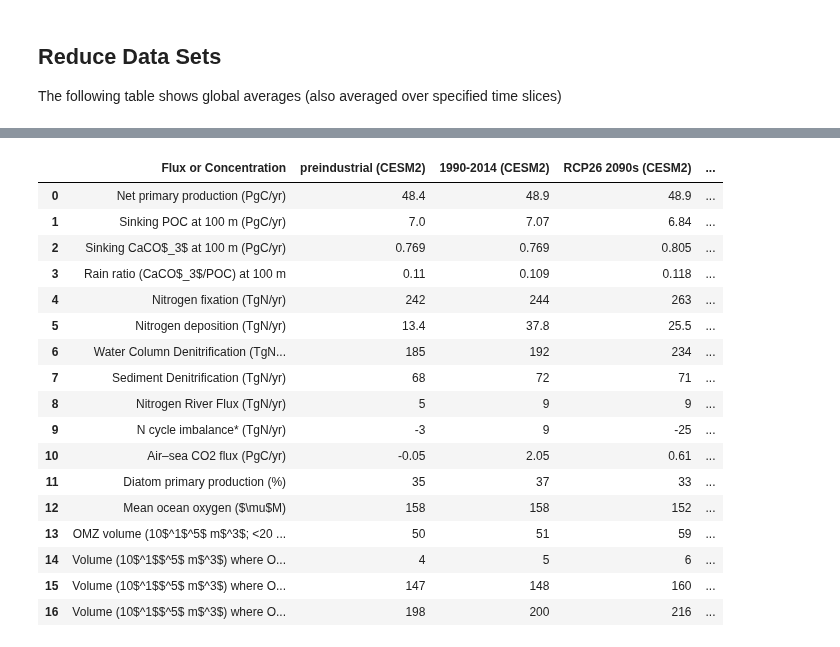
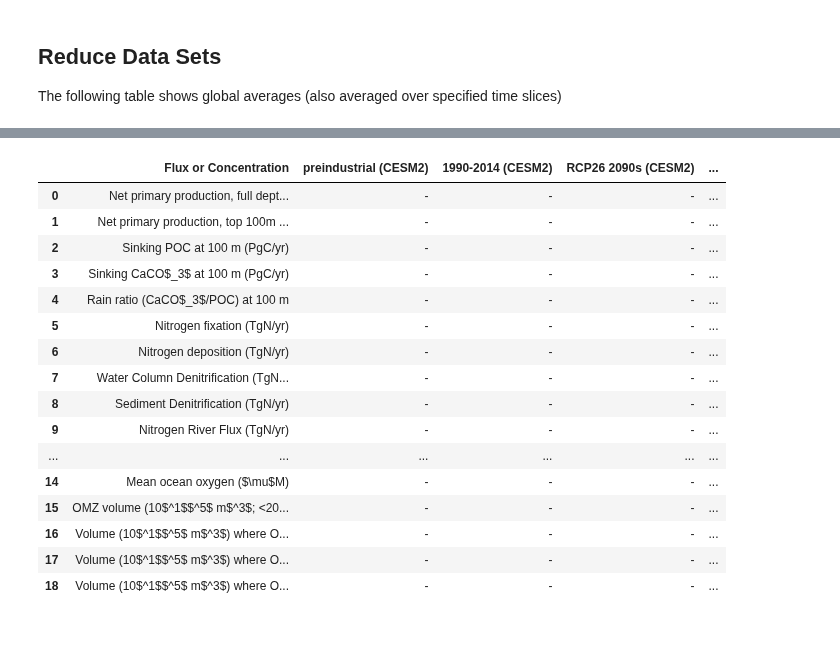
Before and after one commit to marbl-ecosys/cesm2-marbl, a Jupyter notebook: notebooks/Global Flux Table.ipynb, the cells around one changed output, grey strips where cells are left out. Cells and saved outputs as stored; diff of their text form; code cells hidden in the pictures.

Commit message:
Add ability to compute 100m integrals
tested with CESM1, can now recreate Keith L's values for NPP

Note that the current commit is missing CESM2 table.

```diff
--- a/notebooks/Global Flux Table.ipynb
+++ b/notebooks/Global Flux Table.ipynb
@@ -538,8 +554,10 @@ def get_time_and_ensemble_mean(variable, ann_avg, exp, new_units, final_units):
 POC_key = f'Sinking POC at 100 m ({PgC_per_year})'
 CaCO3_key = f'Sinking CaCO$_3$ at 100 m ({PgC_per_year})'
 rain_key = f'Rain ratio (CaCO$_3$/POC) at 100 m'
-NPP_key = f'Net primary production ({PgC_per_year})'
-NPP_diat_key = f'Diatom primary production (%)'
+NPP_key = f'Net primary production, full depth ({PgC_per_year})'
+NPP_diat_key = f'Diatom primary production, full depth (%)'
+NPP_100m_key = f'Net primary production, top 100m ({PgC_per_year})'
+NPP_diat_100m_key = f'Diatom primary production, top 100m (%)'
 Nfix_key = f'Nitrogen fixation ({TgN_per_year})'
 Ndep_key = f'Nitrogen deposition ({TgN_per_year})'
 denitrif_key = f'Water Column Denitrification ({TgN_per_year})'
@@ -548,7 +566,7 @@ rivflux_key = f'Nitrogen River Flux ({TgN_per_year})'
 Ncycle_key = f'N cycle imbalance* ({TgN_per_year})'
 CO2_key = f'Air–sea CO2 flux ({PgC_per_year})'
 O2_key = f'Mean ocean oxygen ($\mu$M)'
-OMZ_key = f'OMZ volume (10$^1$^5$ m$^3$; <20 $\mu$M)'
+OMZ_key = f'OMZ volume (10$^1$$^5$ m$^3$; <20 $\mu$M)'
 O2_vol_keys = dict()
 for thres in [5, 60, 80]:
     O2_vol_keys[thres] = f'Volume (10$^1$$^5$ m$^3$) where O$_2$ <{thres} $\mu$M)'
@@ -560,6 +578,8 @@ rounding[CaCO3_key] = 3
 rounding[rain_key] = 3
 rounding[NPP_key] = 1
 rounding[NPP_diat_key] = 0
+rounding[NPP_100m_key] = 1
+rounding[NPP_diat_100m_key] = 0
 rounding[Nfix_key] = 0
 rounding[Ndep_key] = 1
 rounding[denitrif_key] = 0
@@ -573,8 +593,6 @@ for _,O2_vol_key in O2_vol_keys.items():
     rounding[O2_vol_key] = 0
 # %%
 %%time
-
-assert experiments == list(ann_avg[vars[0]].keys()),'ann_avg not available for all experiments'
 
 diagnostic_values = dict()
 for exp in experiments:
@@ -593,13 +611,23 @@ for exp in experiments:
     except:
         print(f'   * Can not compute rain rate for {exp}')
 
-    print(f'Computing net primary production for {exp}')
+    print(f'Computing full depth net primary production for {exp}')
     diagnostic_values[exp][NPP_key] = get_time_and_ensemble_mean('photoC_TOT_zint', ann_avg, exp, new_units, final_units)
 
-    print(f'Computing primary production from diatoms for {exp}')
+    print(f'Computing full depth primary production from diatoms for {exp}')
     try:
         diagnostic_values[exp][NPP_diat_key] = 100*(get_time_and_ensemble_mean('photoC_diat_zint', ann_avg, exp, new_units, final_units) /
                                                     diagnostic_values[exp][NPP_key])
+    except:
+        print(f'   * Can not compute primary production from diatoms for {exp}')
+
+    print(f'Computing top 100m net primary production for {exp}')
+    diagnostic_values[exp][NPP_100m_key] = get_time_and_ensemble_mean('photoC_TOT_zint_100m', ann_avg, exp, new_units, final_units)
+
+    print(f'Computing top 100m primary production from diatoms for {exp}')
+    try:
+        diagnostic_values[exp][NPP_diat_100m_key] = 100*(get_time_and_ensemble_mean('photoC_diat_zint_100m', ann_avg, exp, new_units, final_units) /
+                                                    diagnostic_values[exp][NPP_100m_key])
     except:
         print(f'   * Can not compute primary production from diatoms for {exp}')
 
@@ -724,10 +764,9 @@ Comparison of cesm1_PI_esm
 # %%
 # Keith L's table
-# NPP numbers are higher than in his table because we use full depth, not top 100m
 
 rounding[CO2_key] = 3
-rounding[NPP_key] = 2
-pd.DataFrame(make_table([CO2_key, NPP_key, POC_key], ['cesm1_PI', 'cesm1_hist']))
+rounding[NPP_100m_key] = 2
+pd.DataFrame(make_table([CO2_key, NPP_100m_key, POC_key], ['cesm1_PI', 'cesm1_hist']))
 # %% [output]
 |  | Flux or Concentration | preindustrial (CESM1) | 1981-2005 (CESM1) |
 | 0 | Air–sea CO2 flux (PgC/yr) | -0.024 | 1.774 |
@@ -739,7 +778,7 @@ pd.DataFrame(make_table([CO2_key, NPP_key, POC_key], ['cesm1_PI', 'cesm1_hist'])
 # Also, maybe he uses equal weighting for month -> year instead of number of days per month?
 
 rounding[CO2_key] = 2
-rounding[NPP_key] = 1
+rounding[NPP_100m_key] = 1
 
 test_exps = ['cesm1_PI_esm', 'cesm1_hist_esm', 'cesm1_RCP45', 'cesm1_RCP85']
 diagnostic_columns = [NPP_key,
@@ -773,44 +812,45 @@ pd.DataFrame(make_table(diagnostic_columns, test_exps))
 # %%
 # Updated table for our paper
 rounding[CO2_key] = 2
-rounding[NPP_key] = 1
+rounding[NPP_100m_key] = 1
 
 test_exps = ['cesm2_PI', 'cesm2_hist', 'cesm2_SSP1-2.6', 'cesm2_SSP2-4.5', 'cesm2_SSP3-7.0', 'cesm2_SSP5-8.5']
 diagnostic_columns = [NPP_key,
+                      NPP_100m_key,
                       POC_key,
                       CaCO3_key,
                       rain_key,
                       Nfix_key,
                       Ndep_key,
                       denitrif_key,
                       denitrif2_key,
                       rivflux_key,
                       Ncycle_key,
                       CO2_key,
                       NPP_diat_key,
+                      NPP_diat_100m_key,
                       O2_key,
                       OMZ_key,
                       O2_vol_keys[5],
                       O2_vol_keys[60],
                       O2_vol_keys[80]
                      ]
 pd.DataFrame(make_table(diagnostic_columns, test_exps))
 # %% [output]
 |  | Flux or Concentration | preindustrial (CESM2) | 1990-2014 (CESM2) | RCP26 2090s (CESM2) | ... |
-| 0 | Net primary production (PgC/yr) | 48.4 | 48.9 | 48.9 | ... |
-| 1 | Sinking POC at 100 m (PgC/yr) | 7.0 | 7.07 | 6.84 | ... |
-| 2 | Sinking CaCO$_3$ at 100 m (PgC/yr) | 0.769 | 0.769 | 0.805 | ... |
-| 3 | Rain ratio (CaCO$_3$/POC) at 100 m | 0.11 | 0.109 | 0.118 | ... |
-| 4 | Nitrogen fixation (TgN/yr) | 242 | 244 | 263 | ... |
-| 5 | Nitrogen deposition (TgN/yr) | 13.4 | 37.8 | 25.5 | ... |
-| 6 | Water Column Denitrification (TgN... | 185 | 192 | 234 | ... |
-| 7 | Sediment Denitrification (TgN/yr) | 68 | 72 | 71 | ... |
-| 8 | Nitrogen River Flux (TgN/yr) | 5 | 9 | 9 | ... |
-| 9 | N cycle imbalance* (TgN/yr) | -3 | 9 | -25 | ... |
-| 10 | Air–sea CO2 flux (PgC/yr) | -0.05 | 2.05 | 0.61 | ... |
-| 11 | Diatom primary production (%) | 35 | 37 | 33 | ... |
-| 12 | Mean ocean oxygen ($\mu$M) | 158 | 158 | 152 | ... |
-| 13 | OMZ volume (10$^1$^5$ m$^3$; <20 ... | 50 | 51 | 59 | ... |
-| 14 | Volume (10$^1$$^5$ m$^3$) where O... | 4 | 5 | 6 | ... |
-| 15 | Volume (10$^1$$^5$ m$^3$) where O... | 147 | 148 | 160 | ... |
-| 16 | Volume (10$^1$$^5$ m$^3$) where O... | 198 | 200 | 216 | ... |
+| 0 | Net primary production, full dept... | - | - | - | ... |
+| 1 | Net primary production, top 100m ... | - | - | - | ... |
+| 2 | Sinking POC at 100 m (PgC/yr) | - | - | - | ... |
+| 3 | Sinking CaCO$_3$ at 100 m (PgC/yr) | - | - | - | ... |
+| 4 | Rain ratio (CaCO$_3$/POC) at 100 m | - | - | - | ... |
+| 5 | Nitrogen fixation (TgN/yr) | - | - | - | ... |
+| 6 | Nitrogen deposition (TgN/yr) | - | - | - | ... |
+| 7 | Water Column Denitrification (TgN... | - | - | - | ... |
+| 8 | Sediment Denitrification (TgN/yr) | - | - | - | ... |
+| 9 | Nitrogen River Flux (TgN/yr) | - | - | - | ... |
+| ... | ... | ... | ... | ... | ... |
+| 14 | Mean ocean oxygen ($\mu$M) | - | - | - | ... |
+| 15 | OMZ volume (10$^1$$^5$ m$^3$; <20... | - | - | - | ... |
+| 16 | Volume (10$^1$$^5$ m$^3$) where O... | - | - | - | ... |
+| 17 | Volume (10$^1$$^5$ m$^3$) where O... | - | - | - | ... |
+| 18 | Volume (10$^1$$^5$ m$^3$) where O... | - | - | - | ... |
```
Also changed, not shown: parts of 15 cells of this notebook.
